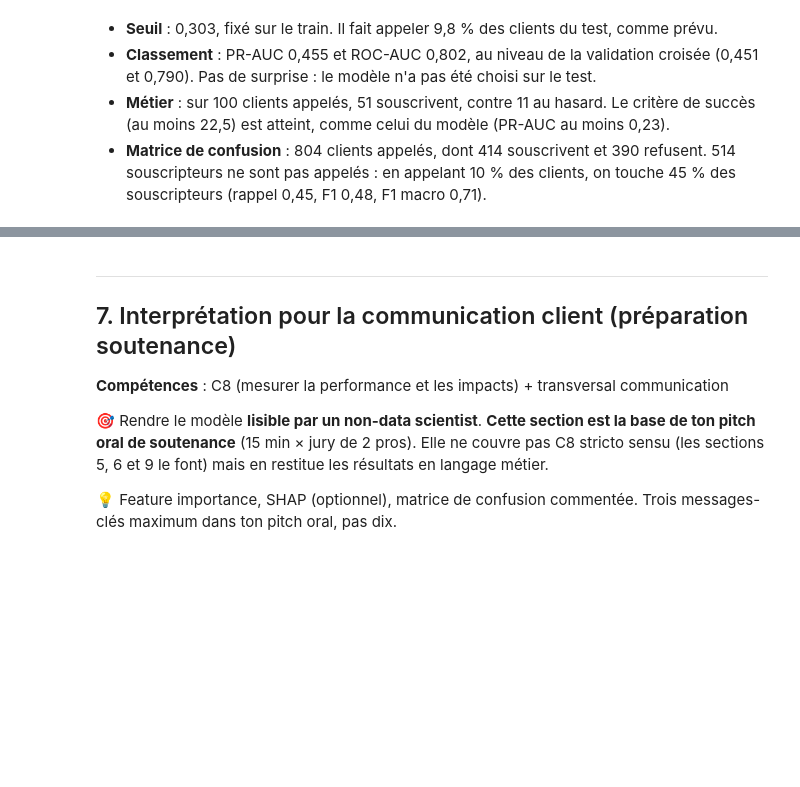
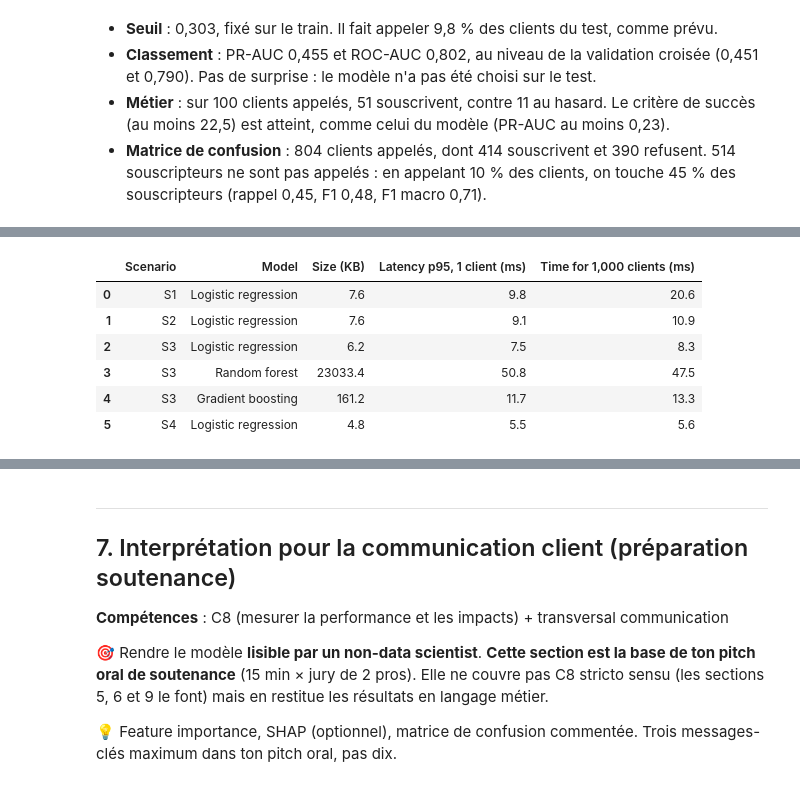
Before and after one commit to 3ti3nne/certif_etienne, a Jupyter notebook: notebooks/certif_bank_marketing.ipynb, the cells around one changed output, grey strips where cells are left out. Saved outputs shown, nothing was run; the diff lists cells and outputs as text; code cells hidden in the pictures; blank space fills up the shorter version.

```diff
--- a/notebooks/certif_bank_marketing.ipynb
+++ b/notebooks/certif_bank_marketing.ipynb
@@ -861,0 +841,27 @@ weighted avg       0.88      0.89      0.89      8236
+# %%
+table_rows = [("S1", "Logistic regression"), ("S2", "Logistic regression"), ("S3", "Logistic regression"),
+              ("S3", "Random forest"), ("S3", "Gradient boosting"), ("S4", "Logistic regression")]
+rows = []
+for scenario, name in table_rows:
+    fitted = build_pipeline(SCENARIOS[scenario], models[name]).fit(X_train, y_train)
+    buffer = io.BytesIO()
+    joblib.dump(fitted, buffer)
+    timings = []
+    for _ in range(200):
+        start = time.perf_counter()
+        fitted.predict_proba(X_train.iloc[[0]])
+        timings.append(time.perf_counter() - start)
+    start = time.perf_counter()
+    fitted.predict_proba(X_train.iloc[:1000])
+    rows.append({"Scenario": scenario, "Model": name, "Size (KB)": buffer.tell() / 1024,
+                 "Latency p95, 1 client (ms)": np.percentile(timings, 95) * 1000,
+                 "Time for 1,000 clients (ms)": (time.perf_counter() - start) * 1000})
+pd.DataFrame(rows).round(1)
+# %% [output]
+|  | Scenario | Model | Size (KB) | Latency p95, 1 client (ms) | Time for 1,000 clients (ms) |
+| 0 | S1 | Logistic regression | 7.6 | 9.8 | 20.6 |
+| 1 | S2 | Logistic regression | 7.6 | 9.1 | 10.9 |
+| 2 | S3 | Logistic regression | 6.2 | 7.5 | 8.3 |
+| 3 | S3 | Random forest | 23033.4 | 50.8 | 47.5 |
+| 4 | S3 | Gradient boosting | 161.2 | 11.7 | 13.3 |
+| 5 | S4 | Logistic regression | 4.8 | 5.5 | 5.6 |
```
Also changed, not shown: parts of 20 cells of this notebook.
